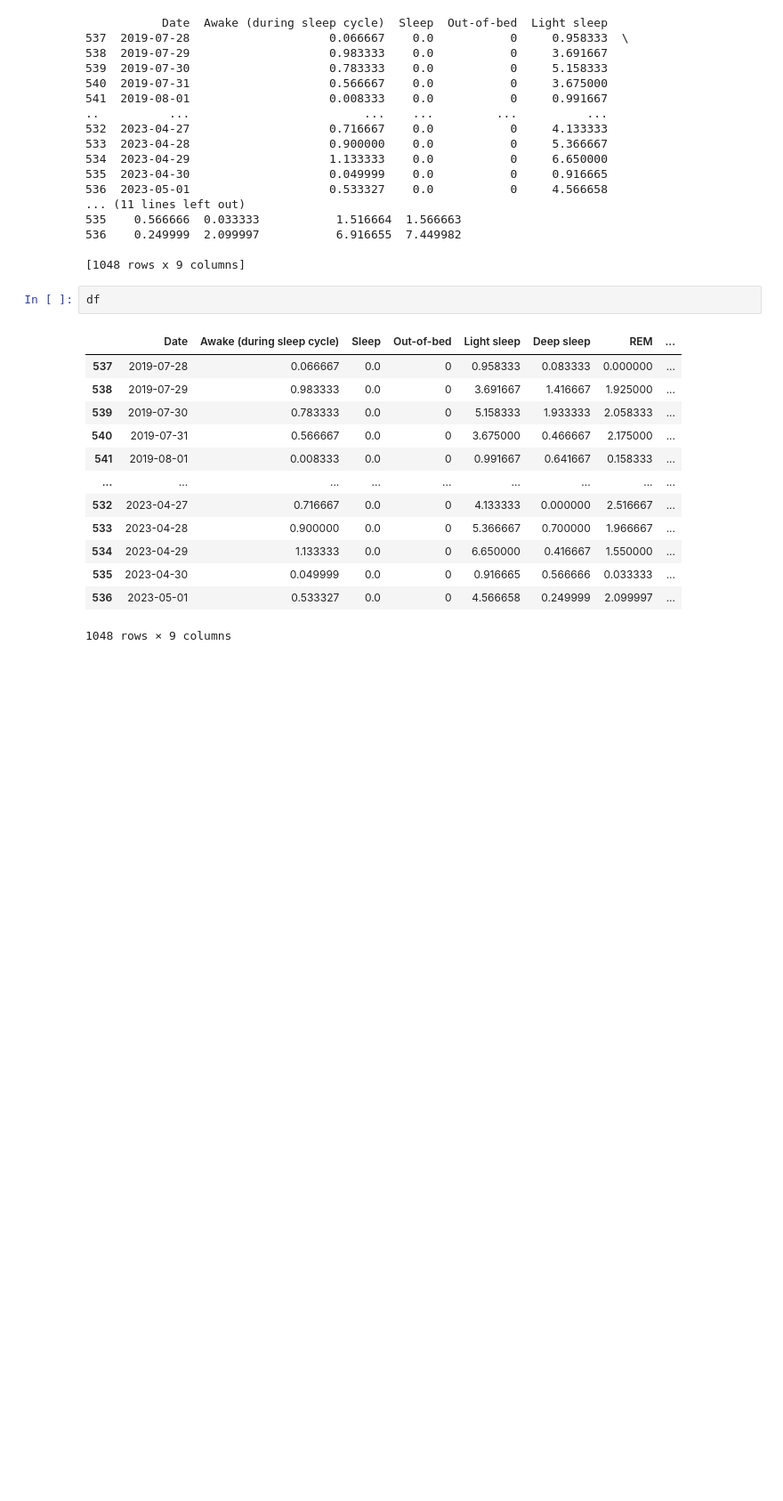
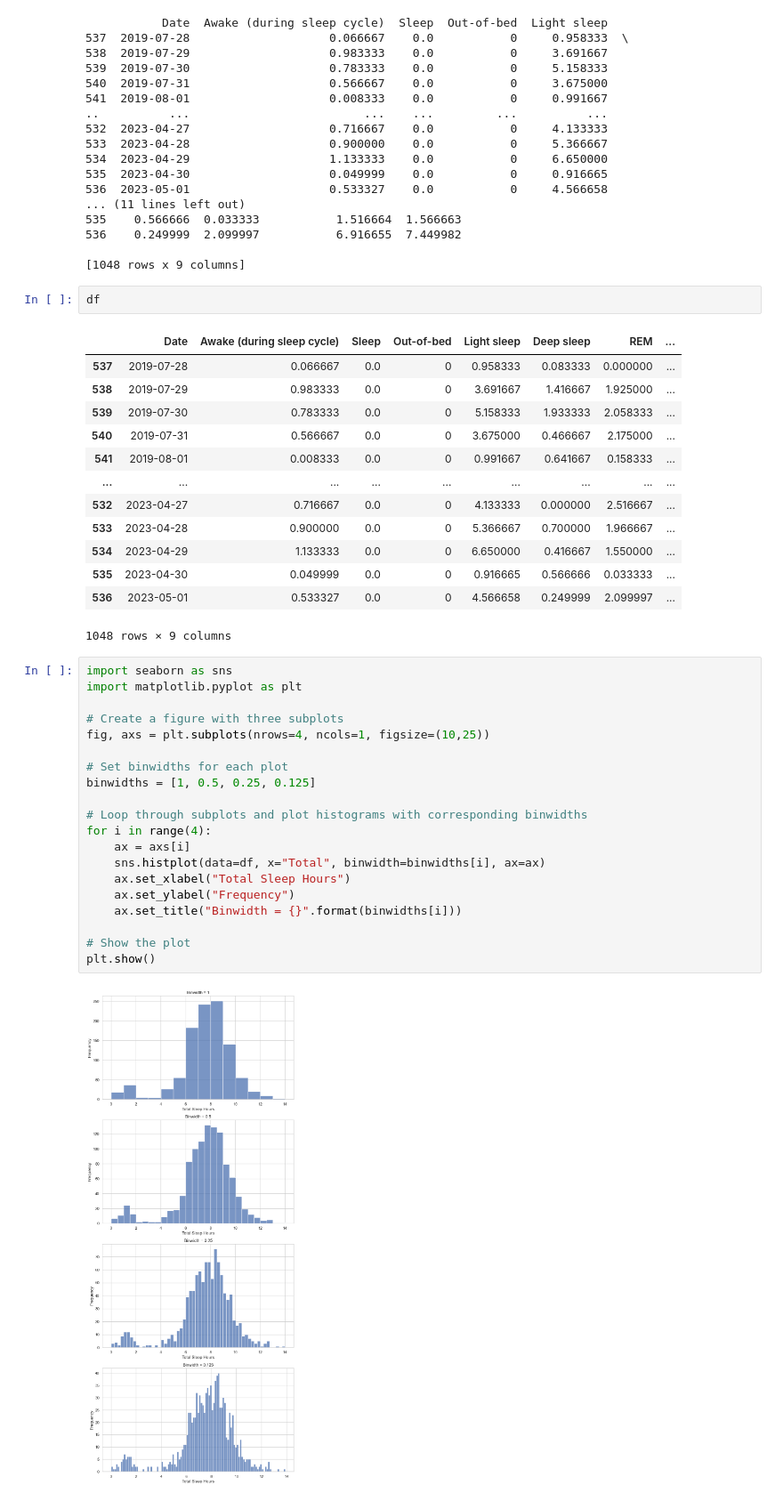
Before and after one commit to IceCobe/health-and-habit, a Jupyter notebook: data_analytics/full_sleep_analysis.ipynb, the cells around one changed output. Shown at 89% size. Saved outputs shown, nothing was run; the diff lists cells and outputs as text; blank space fills up the shorter version.

Commit message:
added more sleep data data analysis

```diff
--- a/data_analytics/full_sleep_analysis.ipynb
+++ b/data_analytics/full_sleep_analysis.ipynb
@@ -95,3 +95,25 @@ df
 | 535 | 2023-04-30 | 0.049999 | 0.0 | 0 | 0.916665 | 0.566666 | 0.033333 | ... |
 | 536 | 2023-05-01 | 0.533327 | 0.0 | 0 | 4.566658 | 0.249999 | 2.099997 | ... |
 1048 rows × 9 columns
+# %%
+import seaborn as sns
+import matplotlib.pyplot as plt
+
+# Create a figure with three subplots
+fig, axs = plt.subplots(nrows=4, ncols=1, figsize=(10,25))
+
+# Set binwidths for each plot
+binwidths = [1, 0.5, 0.25, 0.125]
+
+# Loop through subplots and plot histograms with corresponding binwidths
+for i in range(4):
+    ax = axs[i]
+    sns.histplot(data=df, x="Total", binwidth=binwidths[i], ax=ax)
+    ax.set_xlabel("Total Sleep Hours")
+    ax.set_ylabel("Frequency")
+    ax.set_title("Binwidth = {}".format(binwidths[i]))
+
+# Show the plot
+plt.show()
+# %% [output]
+[figure, added]
```
Also changed, not shown: parts of 6 cells of this notebook.
